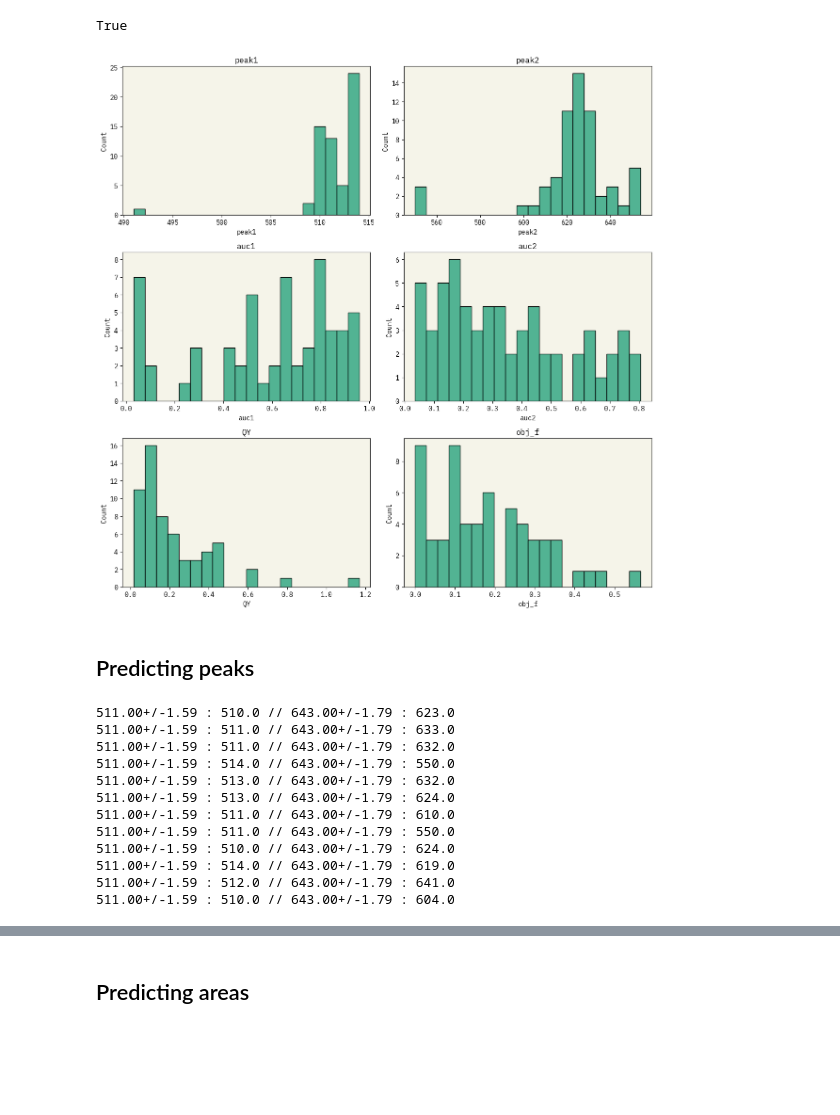
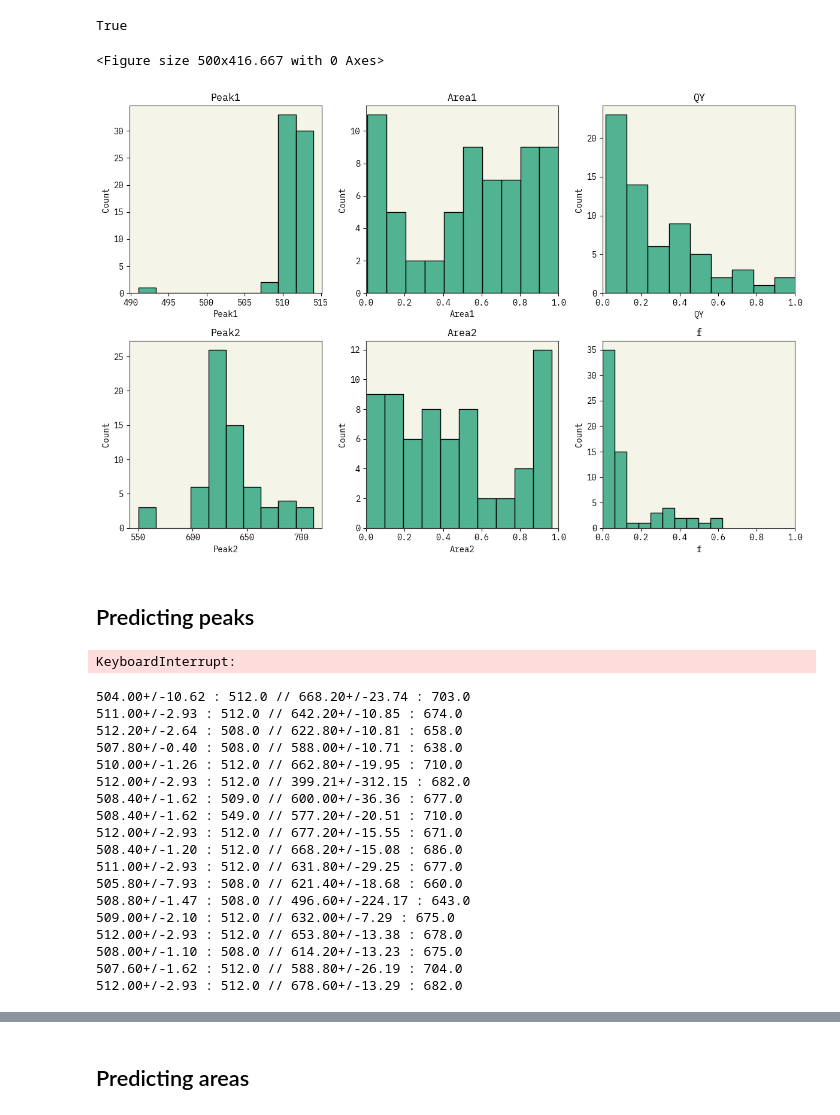
Before and after one commit to maykcaldas/BioNano-DOE, a Jupyter notebook: AgML/predict.ipynb, the cells around one changed output, grey strips where cells are left out. Saved outputs shown, nothing was run; the diff lists cells and outputs as text; code cells hidden in the pictures; blank space fills up the shorter version.

```diff
--- a/AgML/predict.ipynb
+++ b/AgML/predict.ipynb
@@ -317,29 +317,42 @@ load_dotenv("../.env", override=True)
 True
 # %%
 df = pd.read_csv('Data/procedures.tsv', sep="\t")
+df = df[df['QY'] > 0]
 
 import numpy as np
 indexes = np.arange(len(df))
 np.random.shuffle(indexes)
 split = (len(indexes)-12)/len(indexes)
 
-train_indexes = indexes[:int(split*len(indexes))]
-test_indexes = indexes[int(split*len(indexes)):]
+# plt.set_cmap('Dark2')
+# train_df = df.iloc[indexes[:int(split*len(indexes))]]
+# test_df = df.iloc[indexes[int(split*len(indexes)):]]
+# train_indexes = train_df.index
+# test_indexes = test_df.index
+
+plt.set_cmap('viridis')
+train_df = df[~df['Experiment'].str.startswith('M5') & ~df['Experiment'].str.startswith('M6')]
+test_df = df[df['Experiment'].str.startswith('M5') | df['Experiment'].str.startswith('M6')]
+train_indexes = train_df.index
+test_indexes = test_df.index
+
 
 with open('Data/system_message.txt', 'r') as f:
     system_message = f.read()
+# %% [output]
+<Figure size 500x416.667 with 0 Axes>
 # %%
-# plot historgram of peak1, peak2, auc1, auc2, qy, and obj_f
-
-fig, axs = plt.subplots(3, 2, figsize=(12, 12))
+fig, axs = plt.subplots(2, 3, figsize=(12, 8))
 axs = axs.flatten()
-for i, k in enumerate(['peak1', 'peak2', 'auc1', 'auc2', 'QY', 'obj_f']):
-    sns.histplot(df[k], ax=axs[i], bins=20)
+for i, k in enumerate(['Peak1', 'Area1', 'QY','Peak2', 'Area2', 'f']):
+    sns.histplot(train_df[k], ax=axs[i], bins=10, color='C0')
     axs[i].set_title(k)
+    if k not in ["Peak1", "Peak2"]:
+        axs[i].set_xlim(0, 1)
 plt.tight_layout()
 plt.show()
 # %% [output]
-[figure, old version]
+[figure, new version]
 # %% [markdown]
 ## Predicting peaks
 # %%
@@ -364,10 +377,12 @@ asktell_peak2 = bolift.AskTellFewShotTopk(
 )
 
 for i in train_indexes:
-    asktell_peak1.tell(df['prompt'][i], df['peak1'][i])
+    asktell_peak1.tell(df['Prompt'][i], df['Peak1'][i])
 
 for i in train_indexes:
-    asktell_peak2.tell(df['prompt'][i], df['peak2'][i])
+    asktell_peak2.tell(df['Prompt'][i], df['Peak2'][i])
+# %% [output]
+KeyboardInterrupt:
 # %%
 # system_message = "You are a bot that can accurately predict chemical and material properties from their synthesis and experimental procedures. Do not explain answers, just provide numerical predictions."
 
@@ -376,24 +391,30 @@ yhat_2=[]
 y_1=[]
 y_2=[]
 for i in test_indexes:
-  yhat_1.append(asktell_peak1.predict(df['prompt'][i], system_message=system_message))
-  yhat_2.append(asktell_peak2.predict(df['prompt'][i], system_message=system_message))
-  y_1.append(df['peak1'][i])
-  y_2.append(df['peak2'][i])
-  print(f"{yhat_1[-1].mean():.2f}+/-{yhat_1[-1].std():.2f} : {df['peak1'][i]} // {yhat_2[-1].mean():.2f}+/-{yhat_2[-1].std():.2f} : {df['peak2'][i]}")
+  yhat_1.append(asktell_peak1.predict(df['Prompt'][i], system_message=system_message))
+  yhat_2.append(asktell_peak2.predict(df['Prompt'][i], system_message=system_message))
+  y_1.append(df['Peak1'][i])
+  y_2.append(df['Peak2'][i])
+  print(f"{yhat_1[-1].mean():.2f}+/-{yhat_1[-1].std():.2f} : {df['Peak1'][i]} // {yhat_2[-1].mean():.2f}+/-{yhat_2[-1].std():.2f} : {df['Peak2'][i]}")
 # %% [output]
-511.00+/-1.59 : 510.0 // 643.00+/-1.79 : 623.0
-511.00+/-1.59 : 511.0 // 643.00+/-1.79 : 633.0
-511.00+/-1.59 : 511.0 // 643.00+/-1.79 : 632.0
-511.00+/-1.59 : 514.0 // 643.00+/-1.79 : 550.0
-511.00+/-1.59 : 513.0 // 643.00+/-1.79 : 632.0
-511.00+/-1.59 : 513.0 // 643.00+/-1.79 : 624.0
-511.00+/-1.59 : 511.0 // 643.00+/-1.79 : 610.0
-511.00+/-1.59 : 511.0 // 643.00+/-1.79 : 550.0
-511.00+/-1.59 : 510.0 // 643.00+/-1.79 : 624.0
-511.00+/-1.59 : 514.0 // 643.00+/-1.79 : 619.0
-511.00+/-1.59 : 512.0 // 643.00+/-1.79 : 641.0
-511.00+/-1.59 : 510.0 // 643.00+/-1.79 : 604.0
+504.00+/-10.62 : 512.0 // 668.20+/-23.74 : 703.0
+511.00+/-2.93 : 512.0 // 642.20+/-10.85 : 674.0
+512.20+/-2.64 : 508.0 // 622.80+/-10.81 : 658.0
+507.80+/-0.40 : 508.0 // 588.00+/-10.71 : 638.0
+510.00+/-1.26 : 512.0 // 662.80+/-19.95 : 710.0
+512.00+/-2.93 : 512.0 // 399.21+/-312.15 : 682.0
+508.40+/-1.62 : 509.0 // 600.00+/-36.36 : 677.0
+508.40+/-1.62 : 549.0 // 577.20+/-20.51 : 710.0
+512.00+/-2.93 : 512.0 // 677.20+/-15.55 : 671.0
+508.40+/-1.20 : 512.0 // 668.20+/-15.08 : 686.0
+511.00+/-2.93 : 512.0 // 631.80+/-29.25 : 677.0
+505.80+/-7.93 : 508.0 // 621.40+/-18.68 : 660.0
+508.80+/-1.47 : 508.0 // 496.60+/-224.17 : 643.0
+509.00+/-2.10 : 512.0 // 632.00+/-7.29 : 675.0
+512.00+/-2.93 : 512.0 // 653.80+/-13.38 : 678.0
+508.00+/-1.10 : 508.0 // 614.20+/-13.23 : 675.0
+507.60+/-1.62 : 512.0 // 588.80+/-26.19 : 704.0
+512.00+/-2.93 : 512.0 // 678.60+/-13.29 : 682.0
 # %%
 fig, axs = plt.subplots(1, 2, figsize=(12, 4))
 
```
Also changed, not shown: parts of 21 cells of this notebook, 16 other files.
